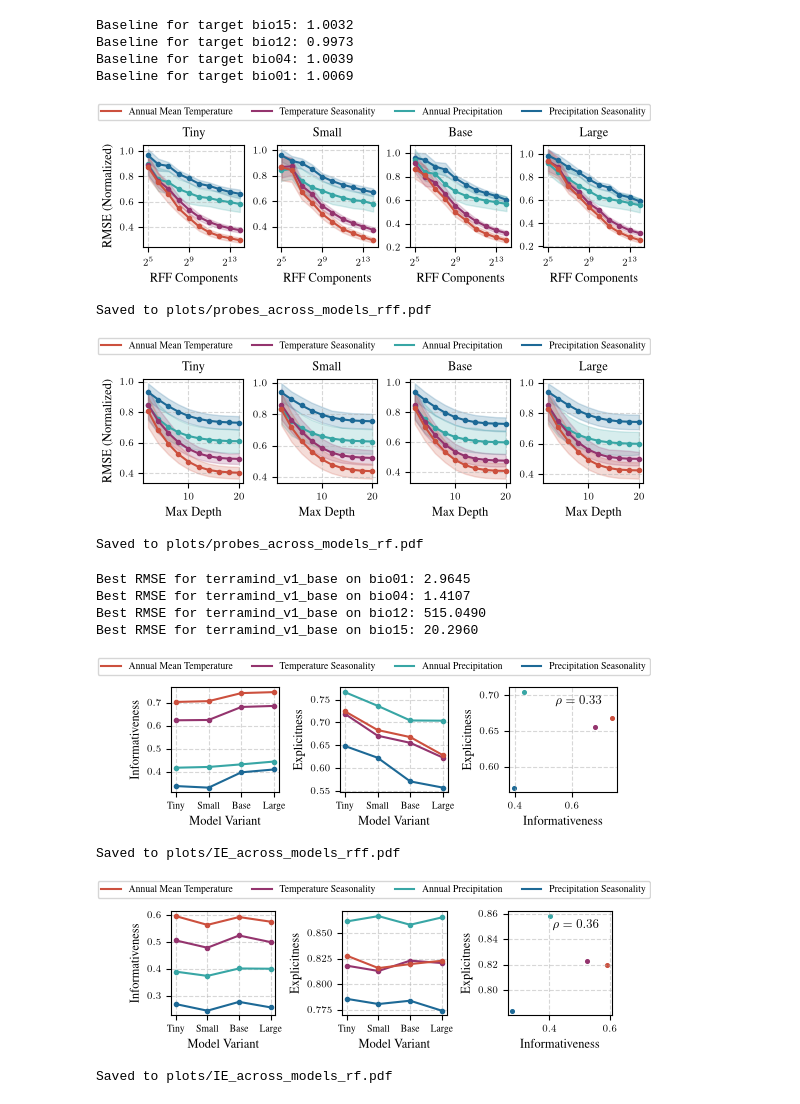
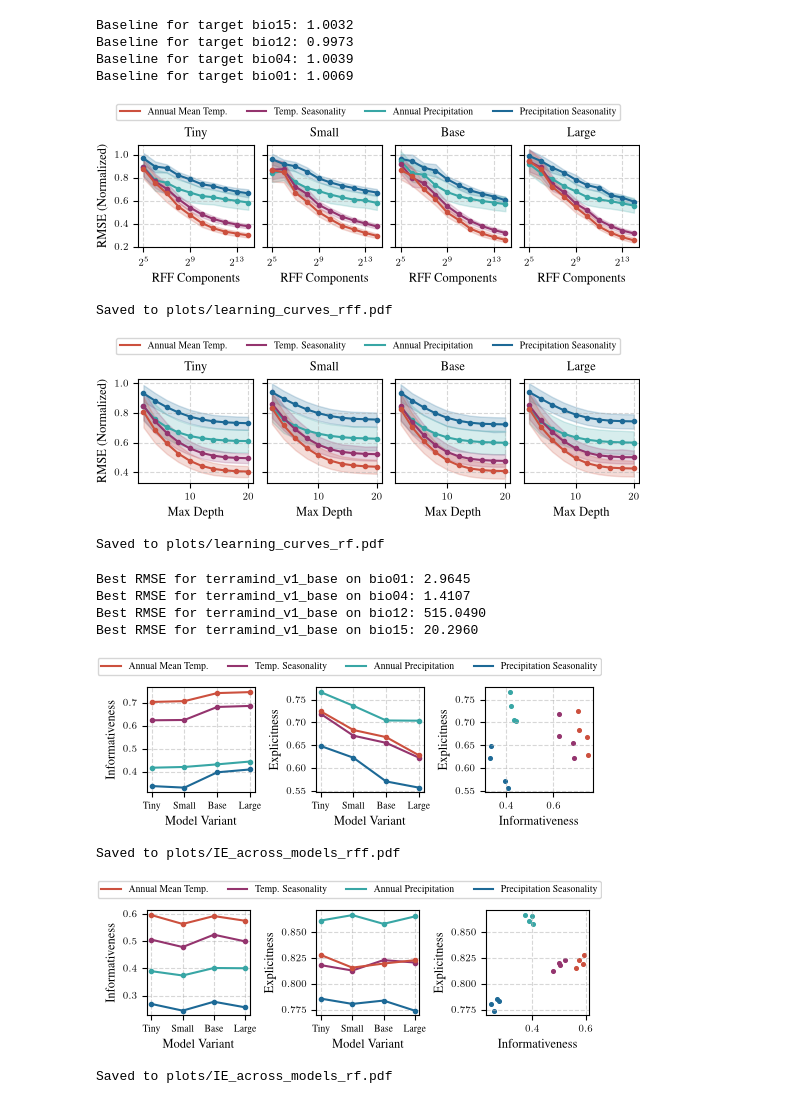
Before and after one commit to kdybek/terramind_probing, a Jupyter notebook: plots.ipynb, the cells around one changed output. Cells and saved outputs as stored; diff of their text form; code cells hidden in the pictures.

```diff
--- a/plots.ipynb
+++ b/plots.ipynb
@@ -47,8 +47,8 @@ SIZE_DICT = {
 
 TARGET_NAMES = ["bio15", "bio12", "bio04", "bio01"]
 TARGET_LABELS = {
-    "bio01": "Annual Mean Temperature",
-    "bio04": "Temperature Seasonality",
+    "bio01": "Annual Mean Temp.",
+    "bio04": "Temp. Seasonality",
     "bio12": "Annual Precipitation",
     "bio15": "Precipitation Seasonality",
 }
@@ -58,7 +58,6 @@ TARGET_COLORS = {
     "bio12": PALETTE[2],
     "bio15": PALETTE[1],
 }
-SIZE_COLOR = PALETTE[4]
 
 RBF_COMPONENT_COUNTS = [32, 64, 128, 256, 512, 1024, 2048, 4096, 8192, 16384]
 RF_MAX_DEPTHS = [2, 4, 6, 8, 10, 12, 14, 16, 18, 20]
@@ -143,8 +142,8 @@ color_handles = [
 
 os.environ["PATH"] += os.pathsep + "/Library/TeX/texbin"
 
-plt.rcParams.update(bundles.neurips2024())
-plt.rcParams.update(figsizes.neurips2024(nrows=1, ncols=4, height_to_width_ratio=1.2, rel_width=1.0))
+plt.rcParams.update(bundles.iclr2024())
+plt.rcParams.update(figsizes.iclr2024(nrows=1, ncols=4, height_to_width_ratio=1.2, rel_width=1.0))
 plt.rcParams.update({
     "text.latex.preamble": r"\usepackage{times}\usepackage{amsmath}",
     "text.usetex": True,
@@ -154,7 +153,7 @@ df = pd.read_csv(RESULTS_PATH)
 
 os.makedirs("plots", exist_ok=True)
 
-fig, axes = plt.subplots(1, 4, sharey=False)
+fig, axes = plt.subplots(1, 4, sharey=True)
 for ax, model in zip(axes, MODEL_NAMES, strict=True):
     for tgt in TARGET_NAMES:
         means = []
@@ -189,12 +188,12 @@ axes[0].set_ylabel("RMSE (Normalized)")
 
 fig.legend(handles=color_handles, loc="upper center", ncol=4, bbox_to_anchor=(0.5, 1.15))
 
-plt.savefig("plots/probes_across_models_rff.pdf", bbox_inches="tight")
+plt.savefig("plots/learning_curves_rff.pdf", bbox_inches="tight")
 plt.show()
-print("\nSaved to plots/probes_across_models_rff.pdf")
+print("\nSaved to plots/learning_curves_rff.pdf")
 # %% [output]
-[figure, old version]
+[figure, new version]
-Saved to plots/probes_across_models_rff.pdf
+Saved to plots/learning_curves_rff.pdf
 # %%
 import os
 import numpy as np
@@ -212,8 +211,8 @@ color_handles = [
 
 os.environ["PATH"] += os.pathsep + "/Library/TeX/texbin"
 
-plt.rcParams.update(bundles.neurips2024())
-plt.rcParams.update(figsizes.neurips2024(nrows=1, ncols=4, height_to_width_ratio=1.2, rel_width=1.0))
+plt.rcParams.update(bundles.iclr2024())
+plt.rcParams.update(figsizes.iclr2024(nrows=1, ncols=4, height_to_width_ratio=1.2, rel_width=1.0))
 plt.rcParams.update({
     "text.latex.preamble": r"\usepackage{times}\usepackage{amsmath}",
     "text.usetex": True,
@@ -223,7 +222,7 @@ df = pd.read_csv(RESULTS_PATH)
 
 os.makedirs("plots", exist_ok=True)
 
-fig, axes = plt.subplots(1, 4, sharey=False)
+fig, axes = plt.subplots(1, 4, sharey=True)
 for ax, model in zip(axes, MODEL_NAMES, strict=True):
     for tgt in TARGET_NAMES:
         means = []
@@ -257,12 +256,12 @@ axes[0].set_ylabel("RMSE (Normalized)")
 
 fig.legend(handles=color_handles, loc="upper center", ncol=4, bbox_to_anchor=(0.5, 1.15))
 
-plt.savefig("plots/probes_across_models_rf.pdf", bbox_inches="tight")
+plt.savefig("plots/learning_curves_rf.pdf", bbox_inches="tight")
 plt.show()
-print("\nSaved to plots/probes_across_models_rf.pdf")
+print("\nSaved to plots/learning_curves_rf.pdf")
 # %% [output]
-[figure, old version]
+[figure, new version]
-Saved to plots/probes_across_models_rf.pdf
+Saved to plots/learning_curves_rf.pdf
 # %%
 base_model_name = "terramind_v1_base"
 for tgt in TARGET_NAMES[::-1]:
@@ -307,8 +306,8 @@ color_handles = [
 
 os.environ["PATH"] += os.pathsep + "/Library/TeX/texbin"
 
-plt.rcParams.update(bundles.neurips2024())
-plt.rcParams.update(figsizes.neurips2024(nrows=1, ncols=3, height_to_width_ratio=0.9, rel_width=0.9))
+plt.rcParams.update(bundles.iclr2024())
+plt.rcParams.update(figsizes.iclr2024(nrows=1, ncols=3, height_to_width_ratio=0.9, rel_width=0.9))
 plt.rcParams.update({
     "text.latex.preamble": r"\usepackage{times}\usepackage{amsmath}",
     "text.usetex": True,
@@ -365,46 +364,35 @@ ax = axes[2]
 x_vals = []
 y_vals = []
 
 for tgt in TARGET_NAMES:
-    for model in ["terramind_v1_base"]:
+    for model in MODEL_NAMES:
 
         informativeness = cache[(model, tgt, "Informativeness")]
         explicitness = cache[(model, tgt, "Explicitness")]
 
         x_vals.append(informativeness)
         y_vals.append(explicitness)
 
         ax.scatter(
             informativeness,
             explicitness,
             color=TARGET_COLORS[tgt],
             marker="o",
             s=7
         )
 
 ax.set_xlabel("Informativeness")
 ax.set_ylabel("Explicitness")
 
 ax.grid(True, linestyle="--", alpha=0.5)
 
-spearman_correlation = np.corrcoef(
-    x_vals,
-    y_vals
-)[0, 1]
-
-ax.annotate(
-    f"$\\rho = {spearman_correlation:.2f}$",
-    xy=(0.43, 0.84),
-    xycoords="axes fraction"
-)
-
 fig.legend(handles=color_handles, loc="upper center", ncol=4, bbox_to_anchor=(0.5, 1.2))
 
 plt.savefig("plots/IE_across_models_rff.pdf", bbox_inches="tight")
 plt.show()
 print("\nSaved to plots/IE_across_models_rff.pdf")
 # %% [output]
-[figure, old version]
+[figure, new version]
 Saved to plots/IE_across_models_rff.pdf
 # %%
 import os
@@ -423,8 +411,8 @@ color_handles = [
 
 os.environ["PATH"] += os.pathsep + "/Library/TeX/texbin"
 
-plt.rcParams.update(bundles.neurips2024())
-plt.rcParams.update(figsizes.neurips2024(nrows=1, ncols=3, height_to_width_ratio=0.9, rel_width=0.9))
+plt.rcParams.update(bundles.iclr2024())
+plt.rcParams.update(figsizes.iclr2024(nrows=1, ncols=3, height_to_width_ratio=0.9, rel_width=0.9))
 plt.rcParams.update({
     "text.latex.preamble": r"\usepackage{times}\usepackage{amsmath}",
     "text.usetex": True,
@@ -482,7 +470,7 @@ x_vals = []
 y_vals = []
 
 for tgt in TARGET_NAMES:
-    for model in ["terramind_v1_base"]:
+    for model in MODEL_NAMES:
 
         informativeness = cache[(model, tgt, "Informativeness")]
         explicitness = cache[(model, tgt, "Explicitness")]
@@ -503,24 +491,13 @@ ax.set_ylabel("Explicitness")
 
 ax.grid(True, linestyle="--", alpha=0.5)
 
-spearman_correlation = np.corrcoef(
-    x_vals,
-    y_vals
-)[0, 1]
-
-ax.annotate(
-    f"$\\rho = {spearman_correlation:.2f}$",
-    xy=(0.43, 0.84),
-    xycoords="axes fraction"
-)
-
 fig.legend(handles=color_handles, loc="upper center", ncol=4, bbox_to_anchor=(0.5, 1.2))
 
 plt.savefig("plots/IE_across_models_rf.pdf", bbox_inches="tight")
 plt.show()
 print("\nSaved to plots/IE_across_models_rf.pdf")
 # %% [output]
-[figure, old version]
+[figure, new version]
 Saved to plots/IE_across_models_rf.pdf
 # %%
 import os
```
Also changed, not shown: parts of 7 cells of this notebook, 2 other files.
